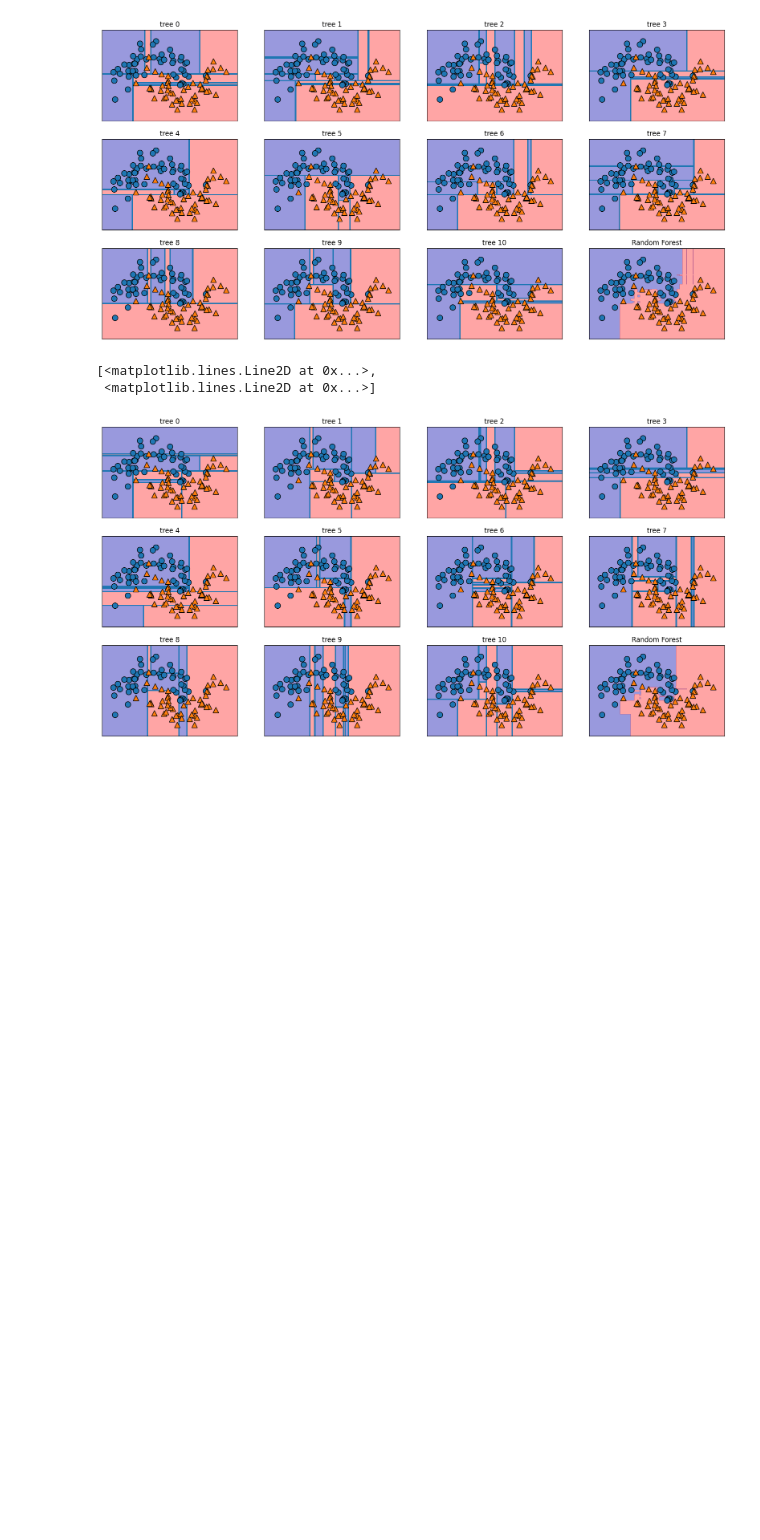
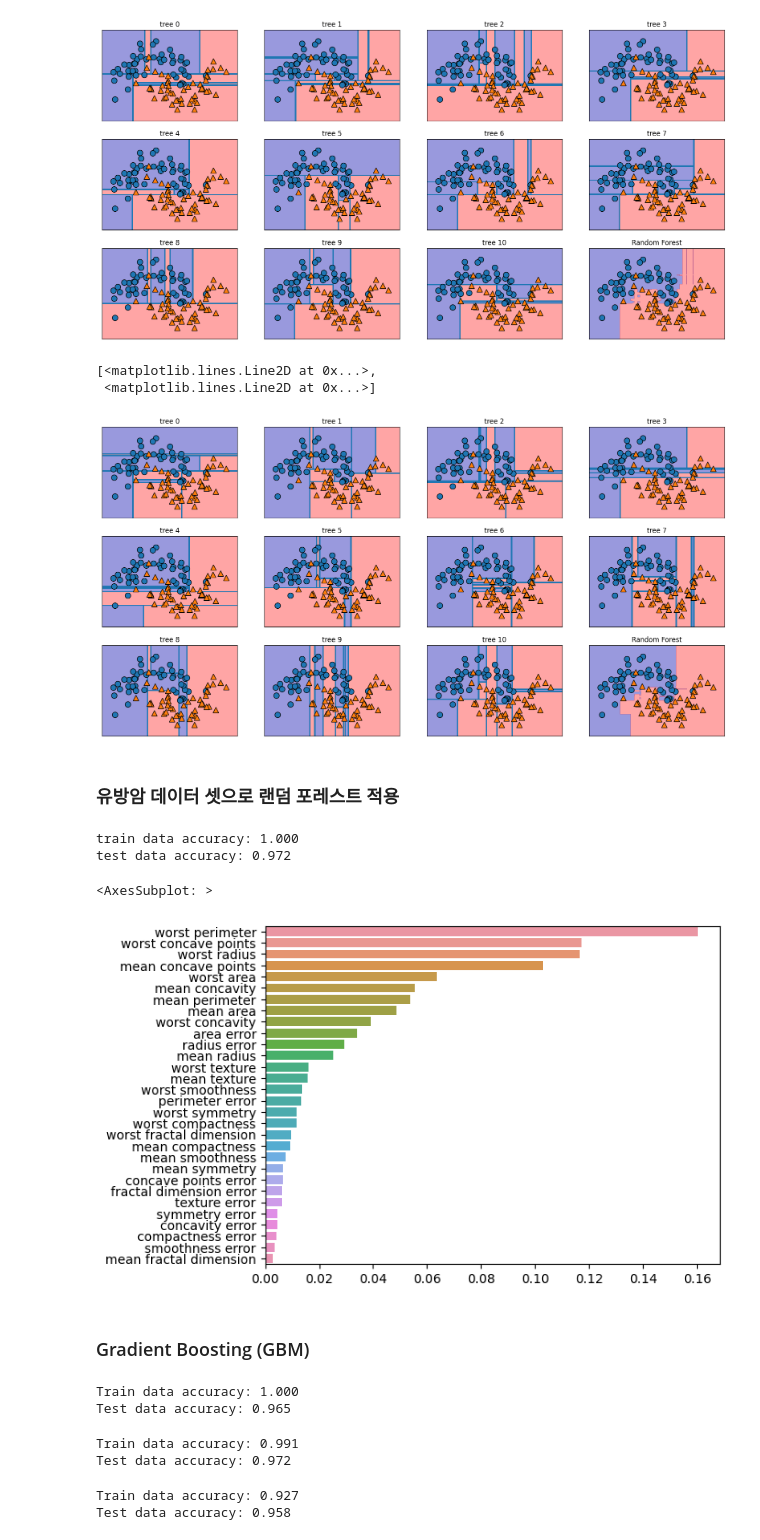
Before and after one commit to minglet/ML_study, a Jupyter notebook: ml_with_python/ensemble.ipynb, the cells around one changed output. Cells and saved outputs as stored; diff of their text form; code cells hidden in the pictures; blank space fills up the shorter version.

```diff
--- a/ml_with_python/ensemble.ipynb
+++ b/ml_with_python/ensemble.ipynb
@@ -115,3 +115,70 @@ mglearn.discrete_scatter(X[:, 0], X[:, 1], y)
 [<matplotlib.lines.Line2D at 0x...>,
  <matplotlib.lines.Line2D at 0x...>]
 [figure]
+# %% [markdown]
+### 유방암 데이터 셋으로 랜덤 포레스트 적용
+# %%
+from sklearn.datasets import load_breast_cancer
+from sklearn.ensemble import RandomForestClassifier
+from sklearn.model_selection import train_test_split
+
+cancer = load_breast_cancer()
+
+X_train, X_test, y_train, y_test = train_test_split(cancer.data, cancer.target, random_state=0)
+forest = RandomForestClassifier(n_estimators=100, random_state=0)
+forest.fit(X_train, y_train)
+
+print("train data accuracy: {:.3f}".format(forest.score(X_train, y_train)))
+print("test data accuracy: {:.3f}".format(forest.score(X_test, y_test)))
+# %% [output]
+train data accuracy: 1.000
+test data accuracy: 0.972
+# %%
+# 피처 중요도에 따른 시각화
+import pandas as pd
+import seaborn as sns
+
+forest_series = pd.Series(forest.feature_importances_, index = cancer.feature_names)
+forest_series = forest_series.sort_values(ascending=False)
+sns.barplot(x=forest_series, y=forest_series.index)
+# %% [output]
+<AxesSubplot: >
+[figure, added]
+# %% [markdown]
+### Gradient Boosting (GBM)
+# %%
+from sklearn.ensemble import GradientBoostingClassifier
+from sklearn.datasets import load_breast_cancer
+from sklearn.model_selection import train_test_split
+
+cancer = load_breast_cancer()
+X_train, X_test, y_train, y_test = train_test_split(cancer.data, cancer.target, random_state=0)
+gbrt = GradientBoostingClassifier(random_state=0)
+gbrt.fit(X_train, y_train)
+
+print('Train data accuracy: {:.3f}'.format(gbrt.score(X_train, y_train)))
+print('Test data accuracy: {:.3f}'.format(gbrt.score(X_test, y_test)))
+# %% [output]
+Train data accuracy: 1.000
+Test data accuracy: 0.965
+# %%
+# 과대적합 방지하기 위해 max_depth 줄이기
+gbrt = GradientBoostingClassifier(random_state=0, max_depth=1)
+gbrt.fit(X_train, y_train)
+
+print('Train data accuracy: {:.3f}'.format(gbrt.score(X_train, y_train)))
+print('Test data accuracy: {:.3f}'.format(gbrt.score(X_test, y_test)))
+# %% [output]
+Train data accuracy: 0.991
+Test data accuracy: 0.972
+# %%
+# learning rate 조절하기
+gbrt = GradientBoostingClassifier(random_state=0, max_depth=1, learning_rate=0.01)
+gbrt.fit(X_train, y_train)
+
+print('Train data accuracy: {:.3f}'.format(gbrt.score(X_train, y_train)))
+print('Test data accuracy: {:.3f}'.format(gbrt.score(X_test, y_test)))
+# 처음보다 test accuracy가 낮아짐
+# %% [output]
+Train data accuracy: 0.927
+Test data accuracy: 0.958
```
Also changed, not shown: parts of 2 cells of this notebook.
